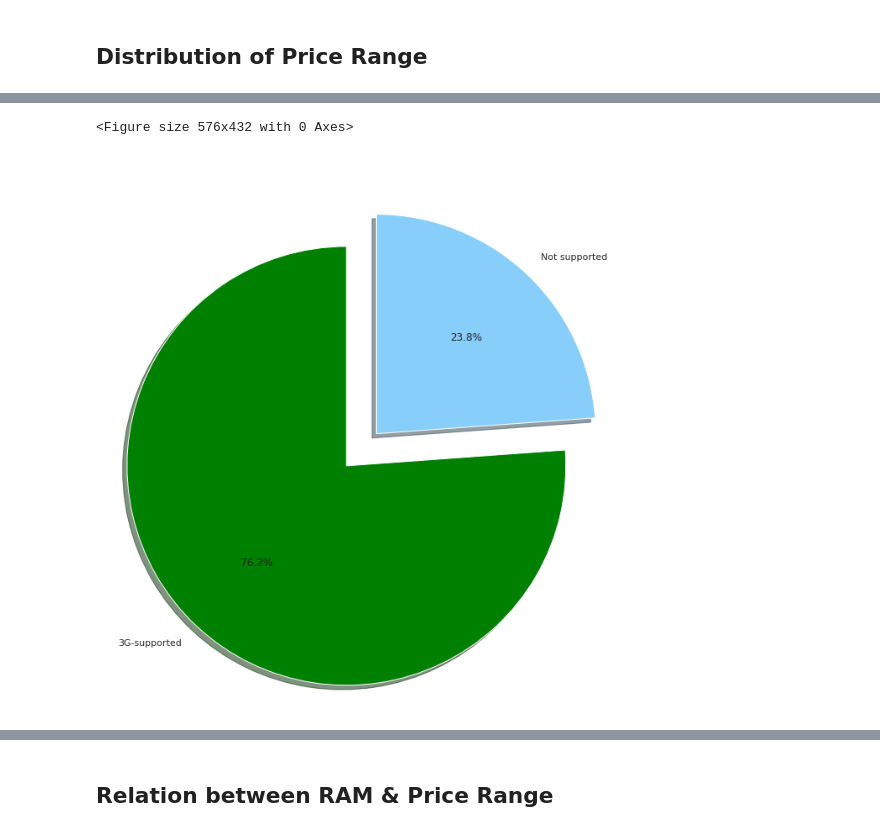
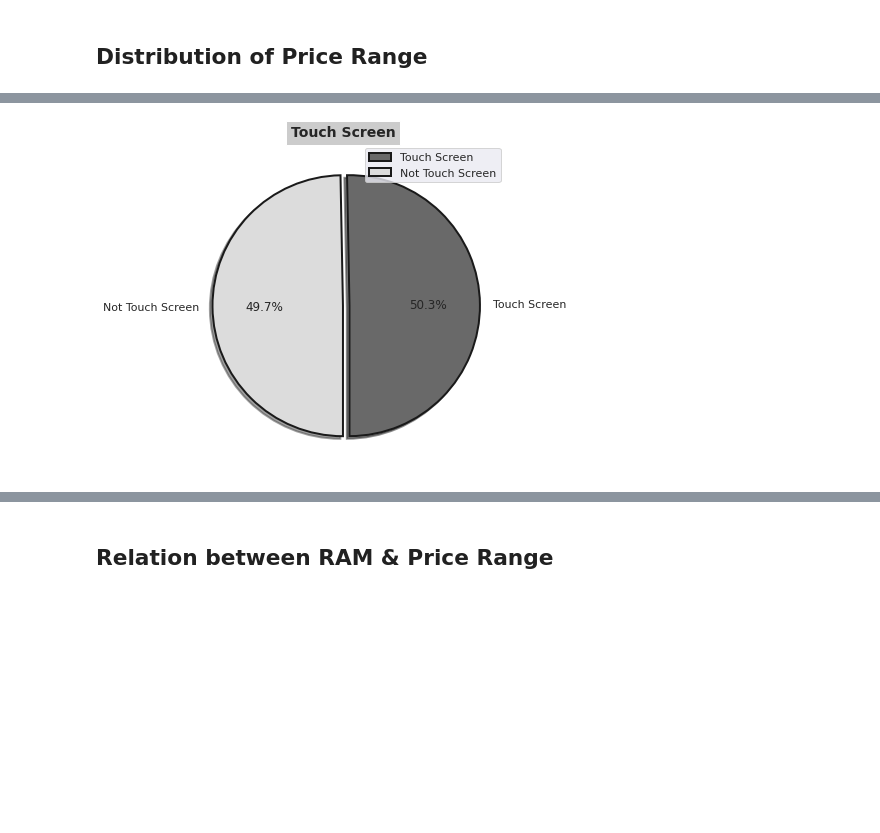
Before and after one commit to aryarajat/Mobile-Price-Range-Prediction, a Jupyter notebook: Mobile_Price_Range_Prediction.ipynb, the cells around one changed output, grey strips where cells are left out. Cells and saved outputs as stored; diff of their text form; code cells hidden in the pictures; blank space fills up the shorter version.

```diff
--- a/Mobile_Price_Range_Prediction.ipynb
+++ b/Mobile_Price_Range_Prediction.ipynb
@@ -233,16 +247,20 @@ All the price ranges have the same number of mobiles.
 # %%
-# label for the graph
+# Parameters for the graph
 plt.figure(figsize=(8,6))
-labels = ["3G-supported",'Not supported']
-values = mobile_df['three_g'].value_counts().values
+wedgeprops = {"linewidth": 2, "edgecolor":"k"}
+labels = ["Touch Screen",'Not Touch Screen']
+values = mobile_df['touch_screen'].value_counts().values
+
 
 # Ploting the graph
-fig, ax = plt.subplots()
-myexplode = [0.2, 0]
-colors = ['green', 'lightskyblue']
-ax.pie(values, labels=labels, autopct='%1.1f%%', shadow=True,
-       startangle=90,colors=colors, explode = myexplode)
+
+myexplode = [0.05, 0]
+colors = ['dimgray', 'gainsboro']
+plt.pie(values, labels=labels, autopct='%1.1f%%', shadow=True, startangle=270,
+       colors=colors, explode = myexplode,wedgeprops = wedgeprops)
+plt.title('Touch Screen', bbox={'facecolor':'0.8', 'pad':5},
+          fontsize=14, fontweight='bold')
+plt.legend()
 plt.show()
 # %% [output]
-<Figure size 576x432 with 0 Axes>
-[figure, old version]
+[figure, new version]
```
Also changed, not shown: parts of 82 cells of this notebook.
